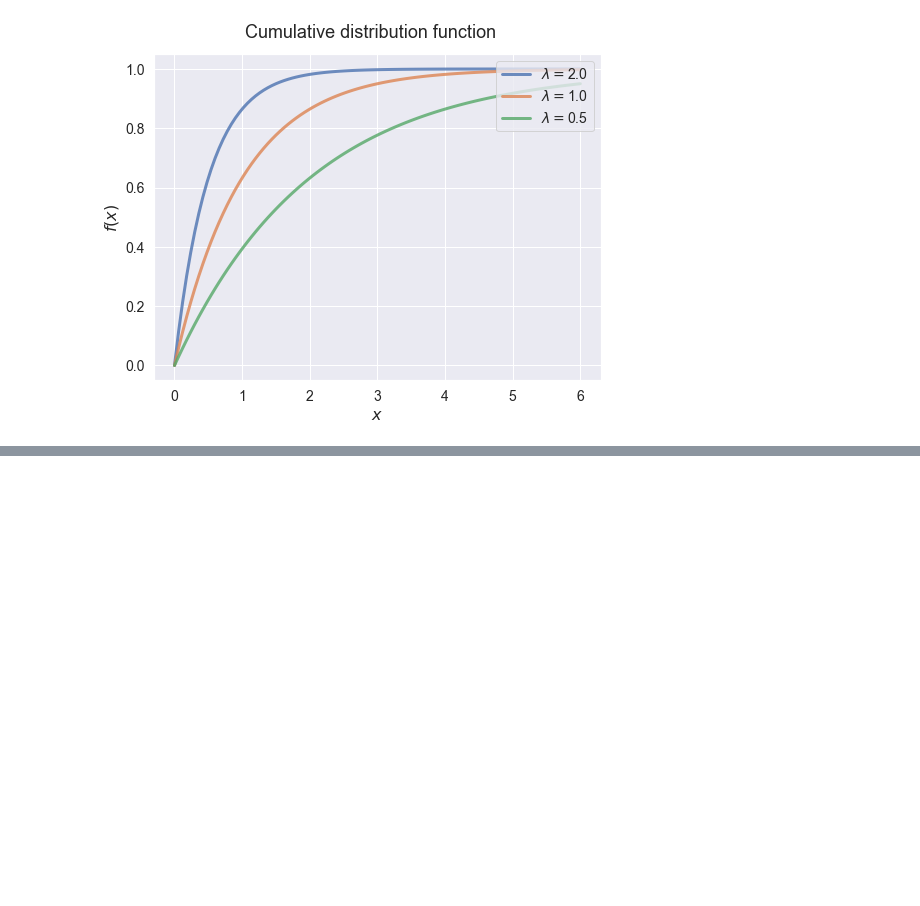
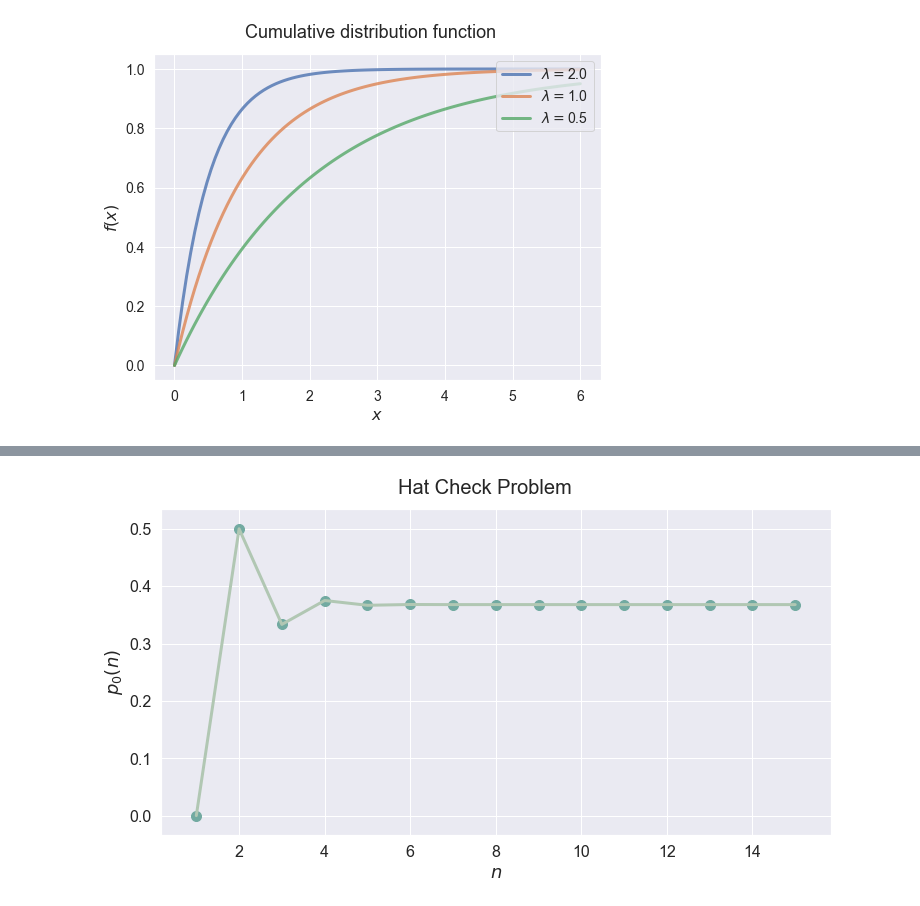
Before and after one commit to fudab/Math-20, a Jupyter notebook: scripts/demos.ipynb, the cells around one changed output, grey strips where cells are left out. Drawn from its saved outputs; the diff is of its cells as text; code cells hidden in the pictures; blank space fills up the shorter version.

```diff
--- a/scripts/demos.ipynb
+++ b/scripts/demos.ipynb
@@ -524,0 +599,30 @@ fig = figure_exp_dist('cdf')
+# %%
+# Calculate the probabilities of p_0(n)
+def hat_check(n):
+    p_1 = 0
+    p_2 = 0.5
+    p_list = [p_1, p_2]
+    while len(p_list) < n:
+        # recursive relation
+        p_list.append(p_list[-1] - 1/(len(p_list)+1)*(p_list[-1] - p_list[-2]))
+    return p_list
+# %%
+def figure_hat_check(n, fsize, fs):
+    sns.set()
+    palette = tealrose
+
+    fig = plt.figure(figsize = fsize)
+    ax = plt.subplot(111)
+    ax.plot(range(1, n+1), hat_check(n), linewidth = 3, color = palette[2])
+    ax.scatter(range(1, n+1), hat_check(n), s = 100, color = palette[1])
+    ax.set_xlabel(r'$n$', fontsize = fs - 2)
+    ax.set_ylabel(r'$p_0(n)$', fontsize = fs - 2)
+    plt.xticks(fontsize = fs - 4)
+    plt.yticks(fontsize = fs - 4)
+    fig.suptitle('Hat Check Problem', fontsize = fs, y = 0.95)
+    fig.savefig(_Figure_PATH_ + 'hat_check.png', dpi = 400, bbox_inches='tight')
+    return fig
+# %%
+fig = figure_hat_check(15, (12, 6), 20)
+# %% [output]
+[figure, added]
```
Also changed, not shown: parts of 19 cells of this notebook.
